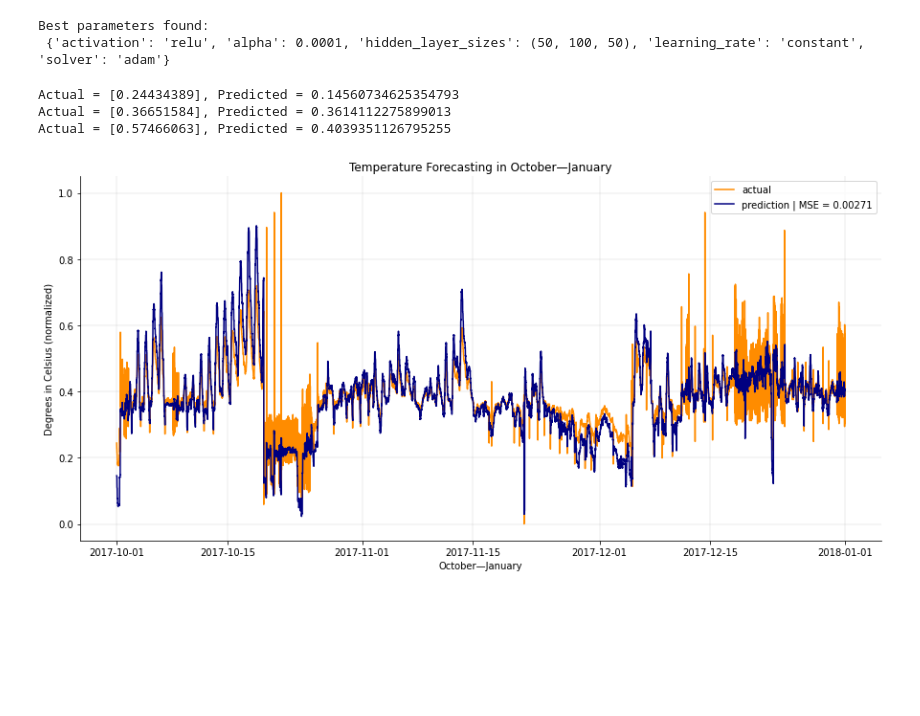
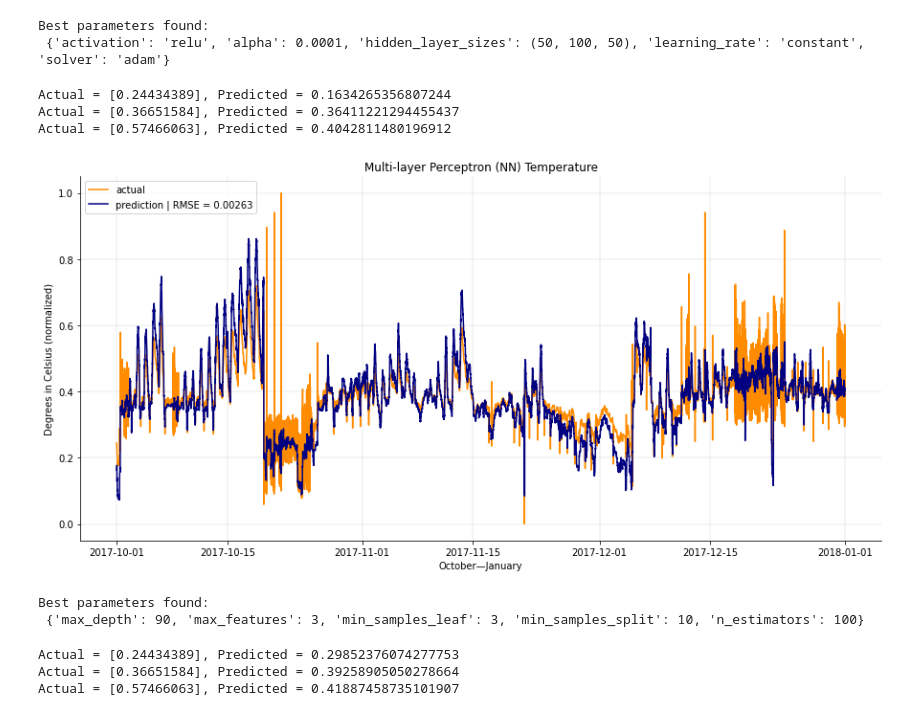
Before and after one commit to RoyyvB/ForecastTemperature, a Jupyter notebook: notebook.ipynb, the cells around one changed output. Saved outputs shown, nothing was run; the diff lists cells and outputs as text; code cells hidden in the pictures; blank space fills up the shorter version.

Commit message:
Put in GBoost model & improved RMSE for NN.

```diff
--- a/notebook.ipynb
+++ b/notebook.ipynb
@@ -329,18 +329,6 @@ train_y = train_y.reset_index()
 print(train_x.index)
 # %% [output]
 RangeIndex(start=0, stop=72102, step=1)
-# %%
-from sklearn.preprocessing import MinMaxScaler
-
-features = ['exh', 'ext', 'hum', 'rec', 'rmot', 'rmit', 'rmoh']
-target = ['sup']
-
-sc = MinMaxScaler()
-
-train_x = sc.fit_transform(train[features])
-train_y = sc.fit_transform(train[target])
-test_x = sc.fit_transform(test[features])
-test_y = sc.fit_transform(test[target])
 # %%
 from sklearn.model_selection import GridSearchCV
 
@@ -395,8 +383,8 @@ def SplitData(x):
 train_x, train_y, test_x, test_y = SplitData(df)
 # %%
 mlp = MLPRegressor(activation='relu', alpha=0.0001, hidden_layer_sizes=(50, 50, 50), learning_rate='constant', solver='adam')
-rgr.fit(train_x, train_y)
-pred = rgr.predict(test_x)
+mlp.fit(train_x, train_y)
+pred = mlp.predict(test_x)
 # %%
 print("Actual = %s, Predicted = %s" % (test_y[0], pred[0]))
 print("Actual = %s, Predicted = %s" % (test_y[13307], pred[13307]))
@@ -405,23 +393,45 @@ comparison = pd.DataFrame(test_y, pred)
 comparison.columns = comparison.columns=['prediction']
 mse = mean_squared_error(test_y, pred).round(decimals=5)
 # %% [output]
-Actual = [0.24434389], Predicted = 0.14560734625354793
-Actual = [0.36651584], Predicted = 0.3614112275899013
-Actual = [0.57466063], Predicted = 0.4039351126795255
+Actual = [0.24434389], Predicted = 0.1634265356807244
+Actual = [0.36651584], Predicted = 0.36411221294455437
+Actual = [0.57466063], Predicted = 0.4042811480196912
 # %%
 nn_results = df[76589:].filter(['date'])
 nn_results['actual'] = test_y
 nn_results['prediction'] = pred
 
 fig, ax = plt.subplots(figsize=(15, 7))
-sns.lineplot(x='date', y='actual', data=nn_results, color='darkorange', ax=ax).set_title('Temperature Forecasting in October—January')
+sns.lineplot(x='date', y='actual', data=nn_results, color='darkorange', ax=ax).set_title('Multi-layer Perceptron (NN) Temperature')
 sns.lineplot(x='date', y='prediction', data=nn_results, color='navy', ax=ax)
 
-ax.legend(['actual', 'prediction | MSE = ' + str(mse)])
+ax.legend(['actual', 'prediction | RMSE = ' + str(mse)])
 plt.xlabel('October—January')
 plt.ylabel('Degrees in Celsius (normalized)')
 
 plt.grid(linewidth=0.25)
 sns.despine()
 # %% [output]
-[figure, old version]
+[figure, new version]
+# %%
+from sklearn.model_selection import GridSearchCV
+
+GBoost = GradientBoostingRegressor()
+
+parameter_space = {
+    'max_depth': [80, 90],
+    'max_features': [2, 3],
+    'min_samples_leaf': [3, 4],
+    'min_samples_split': [8, 10],
+    'n_estimators': [100, 200]
+}
+
+rgr = GridSearchCV(GBoost, parameter_space, n_jobs=-1, cv=3)
+rgr.fit(train_x, train_y)
+
+print('Best parameters found:\n', rgr.best_params_)
+
+# GBoost = GradientBoostingRegressor(rgr)
+# %% [output]
+Best parameters found:
+ {'max_depth': 90, 'max_features': 3, 'min_samples_leaf': 3, 'min_samples_split': 10, 'n_estimators': 100}
@@ -427,0 +444,9 @@ sns.despine()
+# %%
+print("Actual = %s, Predicted = %s" % (test_y[0], pred[0]))
+print("Actual = %s, Predicted = %s" % (test_y[13307], pred[13307]))
+print("Actual = %s, Predicted = %s" % (test_y[26414], pred[26414]))
+mse = mean_squared_error(test_y, pred).round(decimals=5)
+# %% [output]
+Actual = [0.24434389], Predicted = 0.29852376074277753
+Actual = [0.36651584], Predicted = 0.39258905050278664
+Actual = [0.57466063], Predicted = 0.41887458735101907
```
Also changed, not shown: parts of 2 cells of this notebook.
